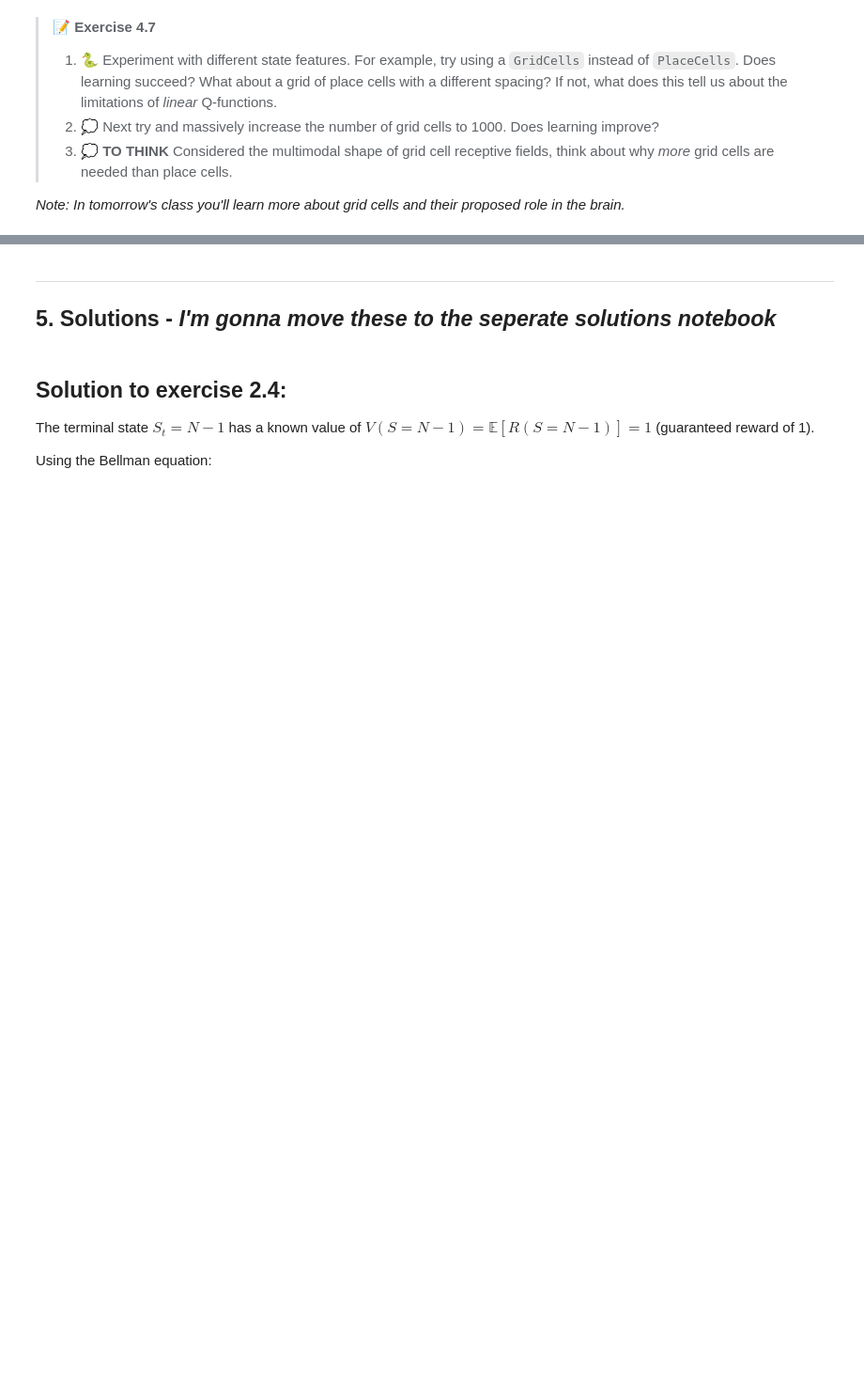
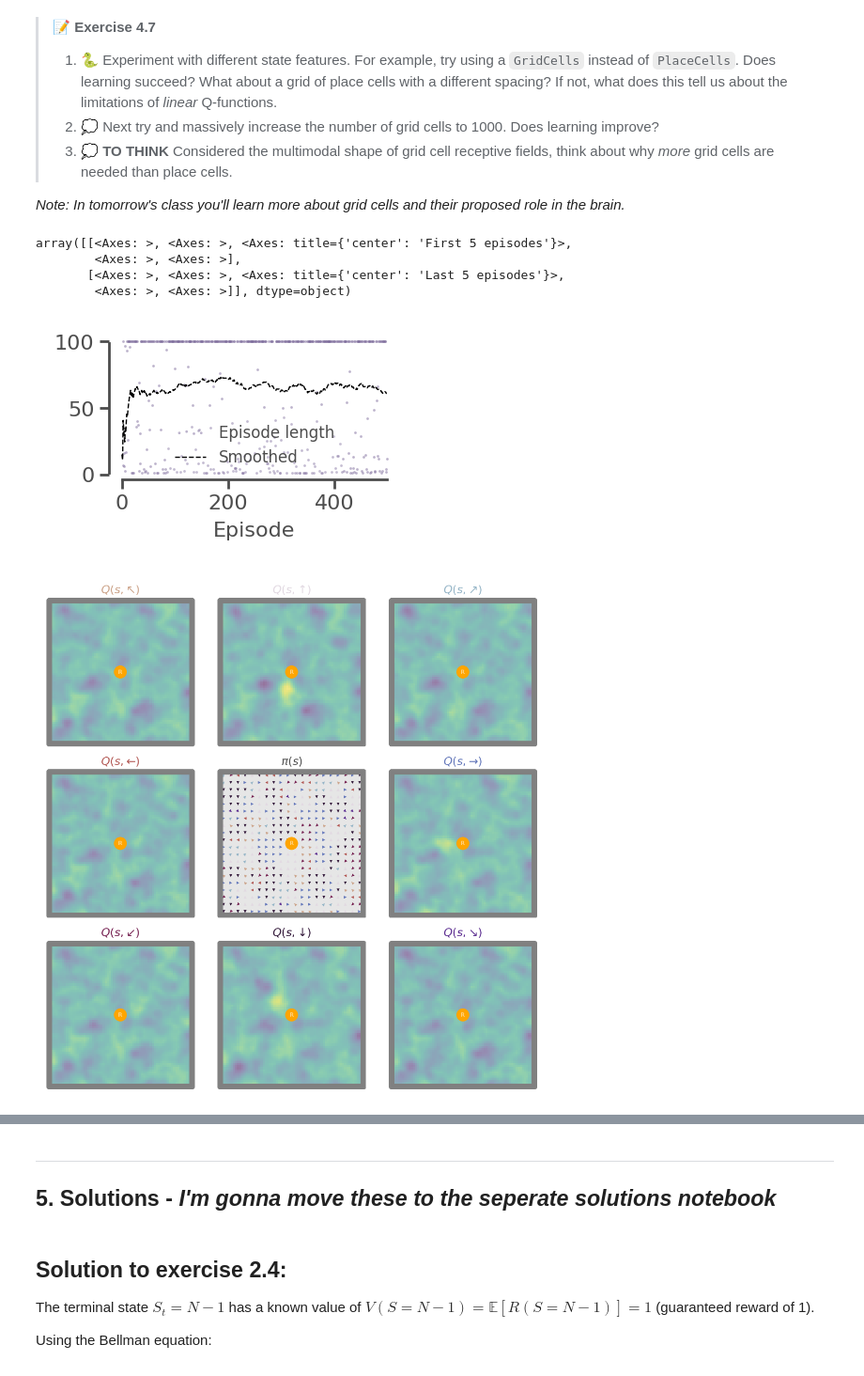
Before and after one commit to TomGeorge1234/NeuroRLTutorial, a Jupyter notebook: NeuroRL.ipynb, the cells around one changed output, grey strips where cells are left out. Shown at 94% size. Cells and saved outputs as stored; diff of their text form; code cells hidden in the pictures; blank space fills up the shorter version.

```diff
--- a/NeuroRL.ipynb
+++ b/NeuroRL.ipynb
@@ -1699,27 +1750,34 @@ _Note: In tomorrow's class you'll learn more about grid cells and their proposed
 # %%
 #@title Click to see solution for grid cells {display-mode: "form" }
 env = Environment()
 ag = Agent(env)
-state_features = GridCells(ag, params={'n':1000, 'gridscale_distribution':'uniform', 'gridscale':(0.1,0.4)})
+state_features = GridCells(ag, params={'n':100, 'gridscale_distribution':'uniform', 'gridscale':(0.1,0.4)})
 
 minispace = MiniSpace(
     env = env,
     ag = ag,
     state_features = state_features,
     reward_locations=[(0.5,0.5)],
     reward_values=[10,],
     )
 
 lineartdqlearner = LinearTDQLearner(
     gamma=0.95,
     alpha=0.01,
     n_features=state_features.n,
     n_actions=minispace.n_actions)
 
 minispace.train(lineartdqlearner,
             n_episodes=500,
             policy=lambda Q: epsilon_greedy_policy(Q,epsilon=0.0))
 minispace.plot_training()
 
 minispace.plot_Q(lineartdqlearner.Q)
 minispace.plot_first_and_last_5_episodes()
+# %% [output]
+array([[<Axes: >, <Axes: >, <Axes: title={'center': 'First 5 episodes'}>,
+        <Axes: >, <Axes: >],
+       [<Axes: >, <Axes: >, <Axes: title={'center': 'Last 5 episodes'}>,
+        <Axes: >, <Axes: >]], dtype=object)
+[figure, added]
+[figure, added]
```
Also changed, not shown: parts of 15 cells of this notebook, 1 other file.
